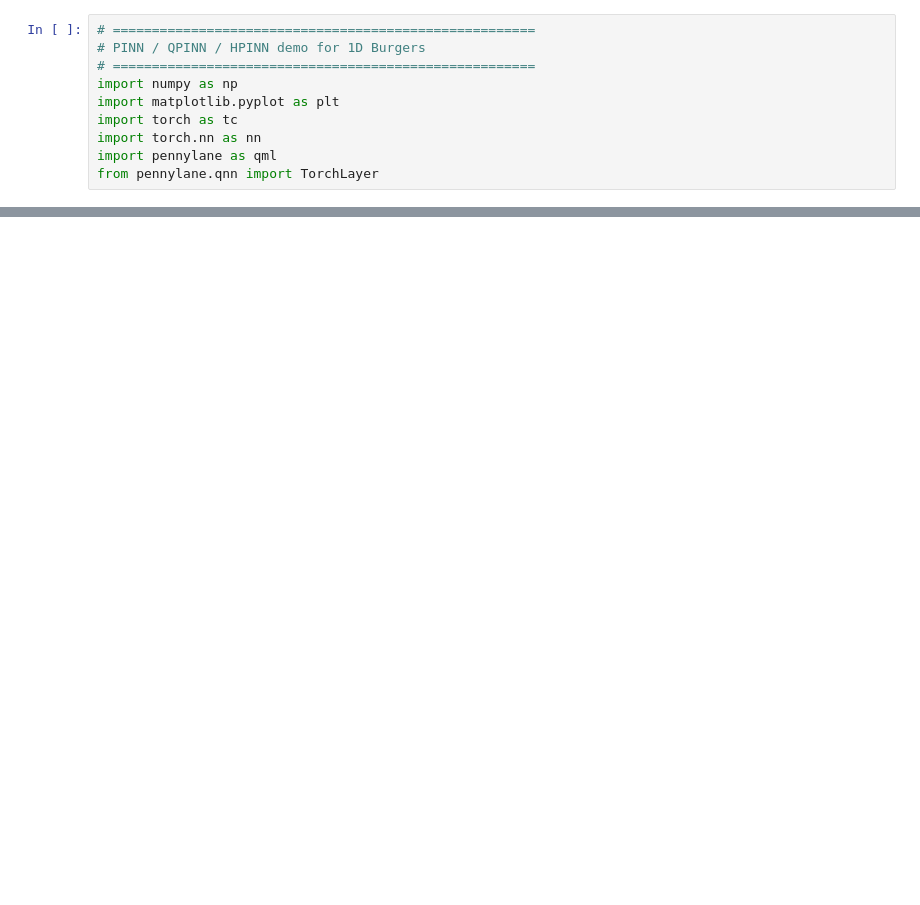
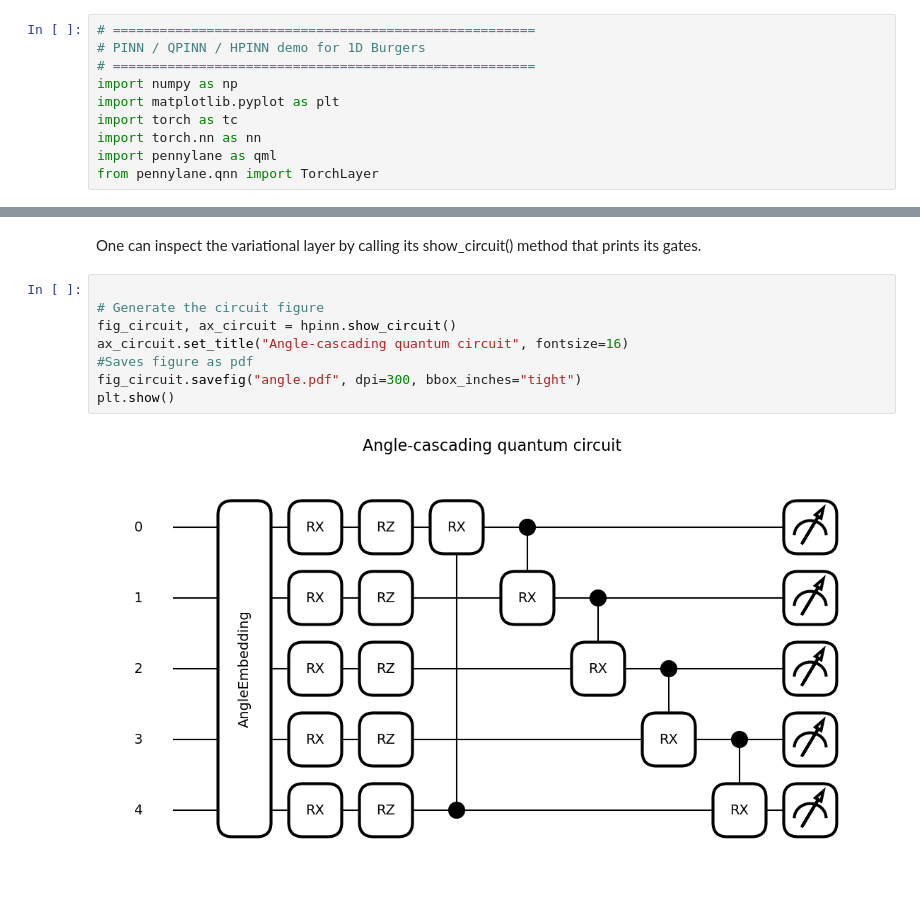
Before and after one commit to cammaral/quantum_and_cfd, a Jupyter notebook: pinn.ipynb, the cells around one changed output, grey strips where cells are left out. Cells and saved outputs as stored; diff of their text form; blank space fills up the shorter version.

```diff
--- a/pinn.ipynb
+++ b/pinn.ipynb
@@ -297 +325,13 @@ final.weight torch.Size([1, 4]) 4
 final.bias torch.Size([1]) 1
+# %% [markdown]
+One can inspect the variational layer by calling its show_circuit() method that prints its gates.
+# %%
+
+# Generate the circuit figure
+fig_circuit, ax_circuit = hpinn.show_circuit()
+ax_circuit.set_title("Angle-cascading quantum circuit", fontsize=16)
+#Saves figure as pdf
+fig_circuit.savefig("angle.pdf", dpi=300, bbox_inches="tight")
+plt.show()
+# %% [output]
+[figure, added]
```
Also changed, not shown: parts of 16 cells of this notebook.
